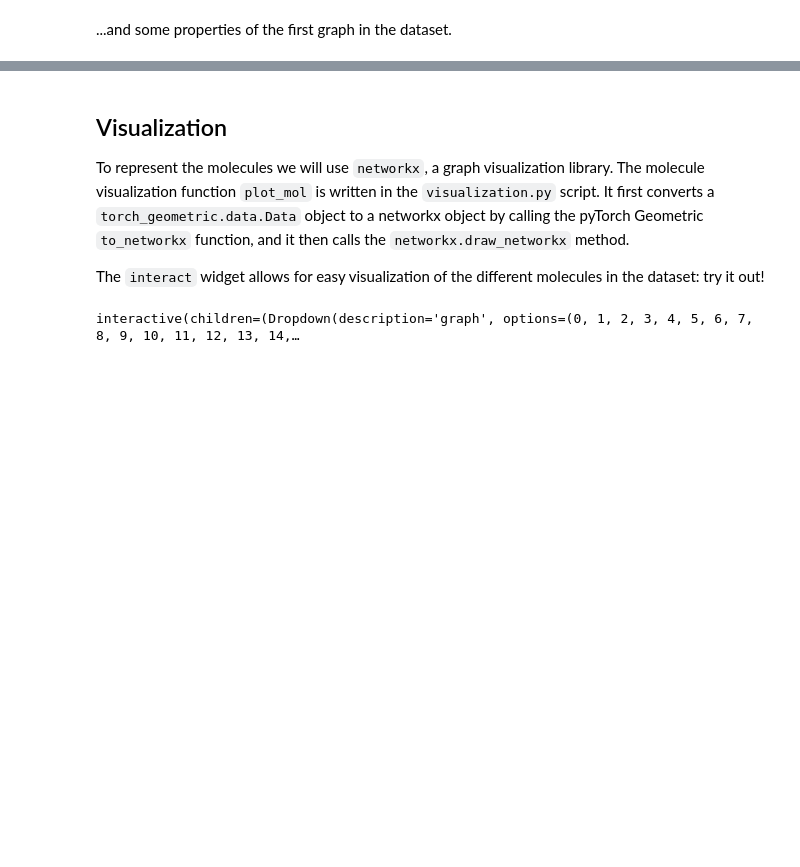
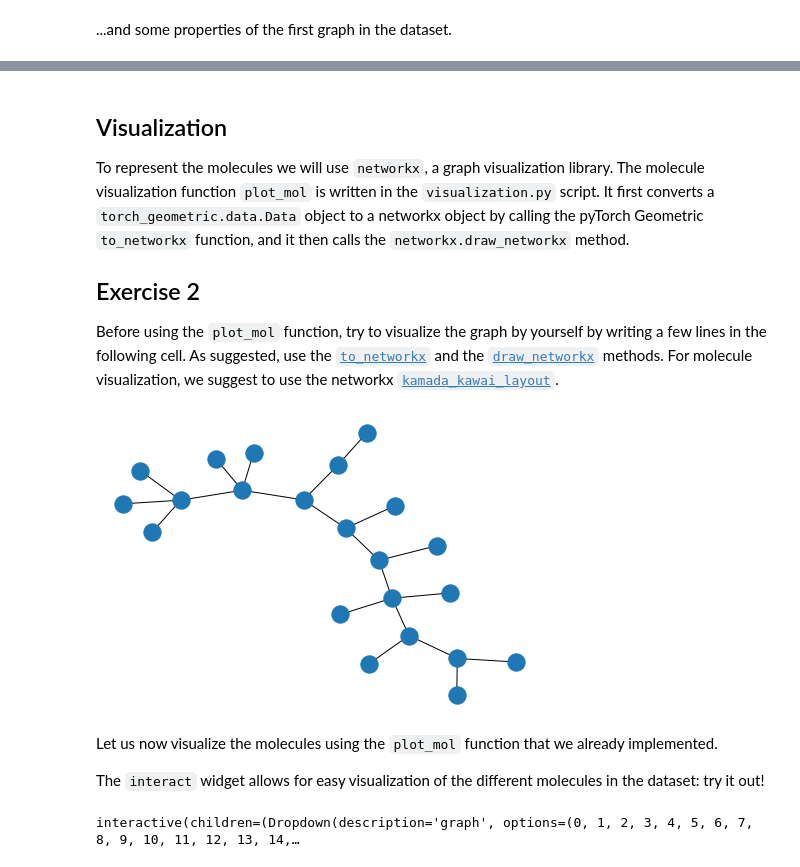
Before and after one commit to VisiumCH/AMLD-2021-Graphs, a Jupyter notebook: notebooks/Molecules_part1.ipynb, the cells around one changed output, grey strips where cells are left out. Saved outputs shown, nothing was run; the diff lists cells and outputs as text; code cells hidden in the pictures; blank space fills up the shorter version.

```diff
--- a/notebooks/Molecules_part1.ipynb
+++ b/notebooks/Molecules_part1.ipynb
@@ -278,4 +587,5 @@ Is undirected: True
 
 To represent the molecules we will use `networkx`, a graph visualization library. The molecule visualization function `plot_mol` is written in the `visualization.py` script. It first converts a `torch_geometric.data.Data` object to a networkx object by calling the pyTorch Geometric `to_networkx` function, and it then calls the `networkx.draw_networkx` method.
 
-The `interact` widget allows for easy visualization of the different molecules in the dataset: try it out!
+## Exercise 2
+Before using the `plot_mol` function, try to visualize the graph by yourself by writing a few lines in the following cell. As suggested, use the [`to_networkx`](https://pytorch-geometric.readthedocs.io/en/latest/modules/utils.html) and the [`draw_networkx`](https://networkx.org/documentation/stable//reference/generated/networkx.drawing.nx_pylab.draw_networkx.html#networkx.drawing.nx_pylab.draw_networkx) methods. For molecule visualization, we suggest to use the networkx [`kamada_kawai_layout`](https://networkx.org/documentation/stable/reference/generated/networkx.drawing.layout.kamada_kawai_layout.html).
@@ -282,3 +595,15 @@ The `interact` widget allows for easy visualization of the different molecules i
+# %%
+## Solution (to be removed)
+G = dataset[2]
+G = to_networkx(G, to_undirected=True)
+pos = nx.kamada_kawai_layout(G)
+nx.draw(G, pos)
+# %% [output]
+[figure, added]
+# %% [markdown]
+Let us now visualize the molecules using the `plot_mol` function that we already implemented.
+
+The `interact` widget allows for easy visualization of the different molecules in the dataset: try it out!
 # %%
 interact(
     lambda graph: plot_mol(
```
Also changed, not shown: parts of 43 cells of this notebook.
